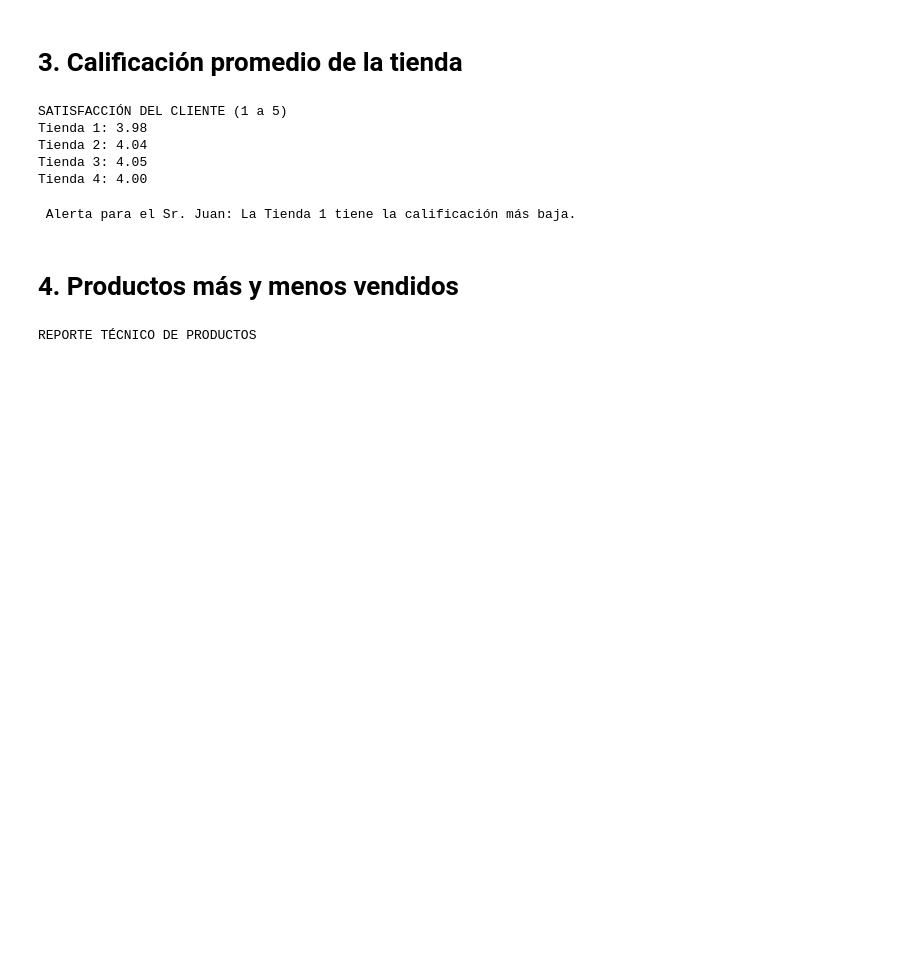
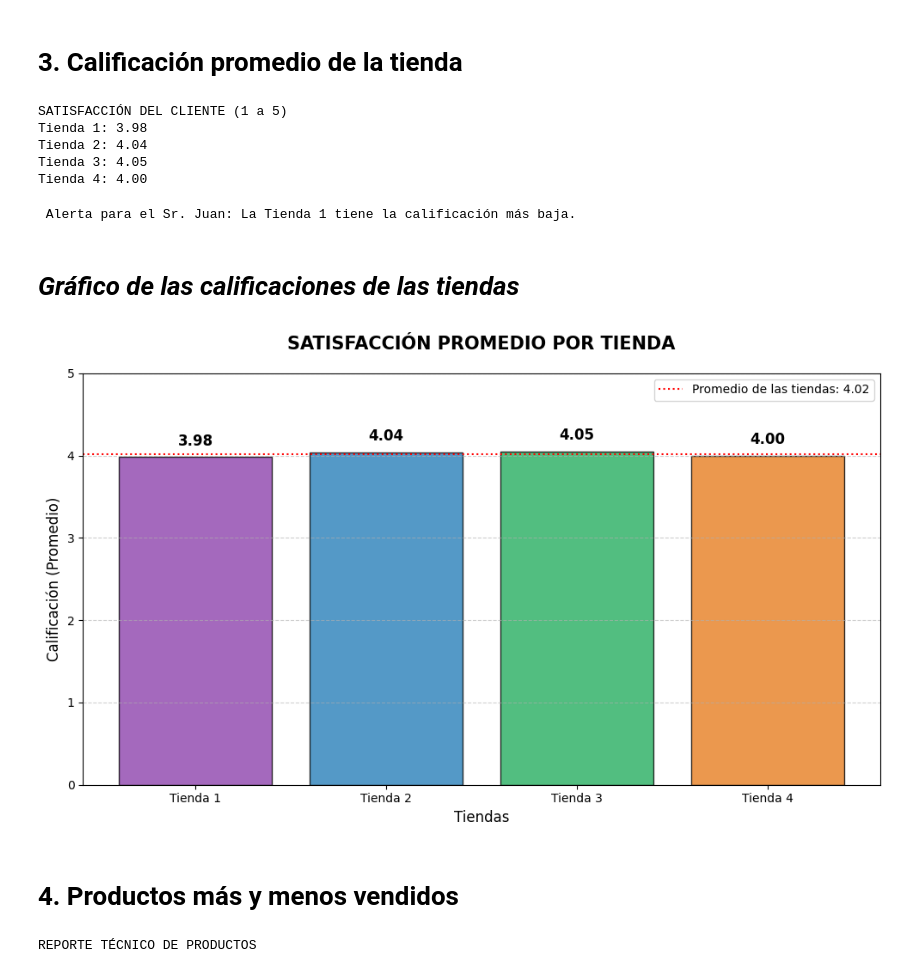
Before and after one commit to idabelZone/Proyecto-DA-AluraStoreLatam, a Jupyter notebook: AluraStoreLatam.ipynb, the cells around one changed output. Cells and saved outputs as stored; diff of their text form; code cells hidden in the pictures; blank space fills up the shorter version.

```diff
--- a/AluraStoreLatam.ipynb
+++ b/AluraStoreLatam.ipynb
@@ -167,6 +221,42 @@ peor_rating = min(promedios, key=promedios.get)
 print(f"\n Alerta para el Sr. Juan: La {peor_rating} tiene la calificación más baja.")
 # %% [output]
  Alerta para el Sr. Juan: La Tienda 1 tiene la calificación más baja.
+# %% [markdown]
+# ***Gráfico de las calificaciones de las tiendas***
+# %%
+import matplotlib.pyplot as plt
+
+# Introducción de los datos
+tiendas = ['Tienda 1', 'Tienda 2', 'Tienda 3', 'Tienda 4']
+promedios = [3.98, 4.04, 4.05, 4.00]
+
+# Estética del gráfico
+plt.figure(figsize=(10, 6))
+colores = ['#8e44ad', '#2980b9', '#27ae60', '#e67e22']
+barras = plt.bar(tiendas, promedios, color=colores, edgecolor='black', alpha=0.8)
+
+# Eje Y
+plt.ylim(0, 5)
+
+# Títulos y etiquetas
+plt.title('SATISFACCIÓN PROMEDIO POR TIENDA', fontsize=15, fontweight='bold', pad=20)
+plt.ylabel('Calificación (Promedio)', fontsize=12)
+plt.xlabel('Tiendas', fontsize=12)
+plt.grid(axis='y', linestyle='--', alpha=0.6)
+
+# Para ver el promedio general
+for barra in barras:
+    yval = barra.get_height()
+    plt.text(barra.get_x() + barra.get_width()/2, yval + 0.1,
+             f'{yval:.2f}', ha='center', va='bottom', fontweight='bold', fontsize=12, color='black')
+promedio_general = sum(promedios) / len(promedios)
+plt.axhline(promedio_general, color='red', linestyle=':', label=f'Promedio de las tiendas: {promedio_general:.2f}')
+plt.legend()
+
+plt.tight_layout()
+plt.show()
+# %% [output]
+[figure, added]
 # %% [markdown]
 # 4. Productos más y menos vendidos
 # %%
```
Also changed, not shown: parts of 17 cells of this notebook.
